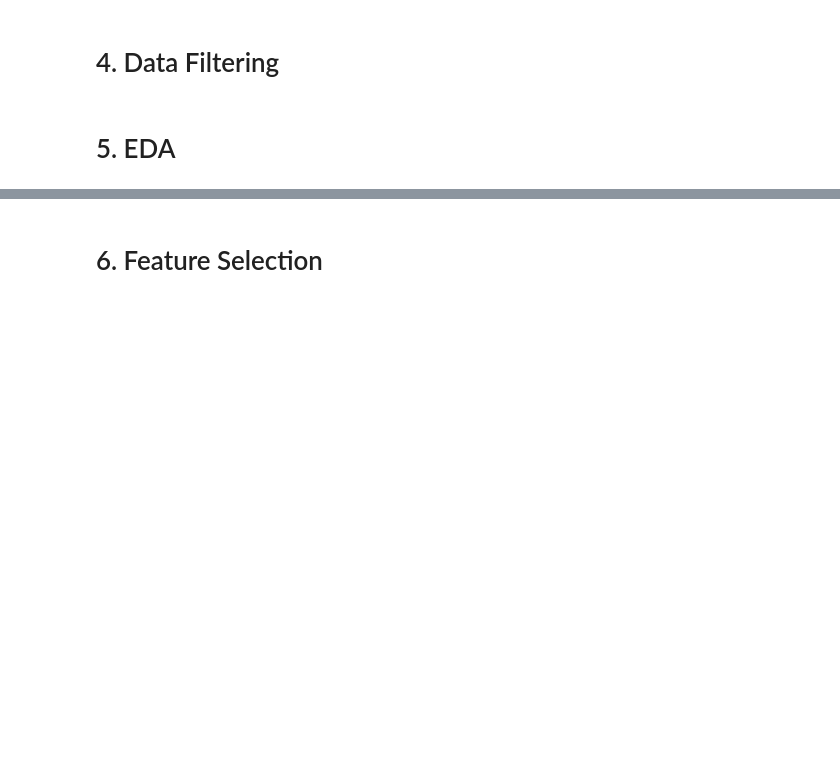
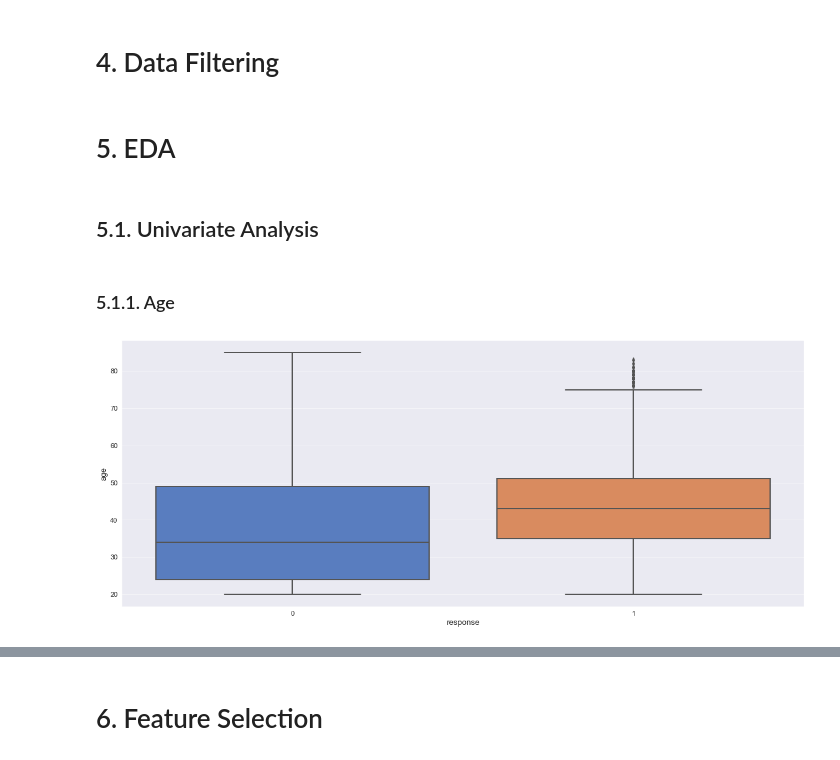
Before and after one commit to Gutscs/Health-Insurance-Cross-Sell, a Jupyter notebook: HealthInsurance.ipynb, the cells around one changed output, grey strips where cells are left out. Cells and saved outputs as stored; diff of their text form; code cells hidden in the pictures; blank space fills up the shorter version.

Commit message:
:hammer: Finished univariate analysis

```diff
--- a/HealthInsurance.ipynb
+++ b/HealthInsurance.ipynb
@@ -409,3 +409,13 @@ df3.head()
 df4 = df3.copy()
 # %% [markdown]
 # 5. EDA
+# %%
+df5 = df4.copy()
+# %% [markdown]
+## 5.1. Univariate Analysis
+# %% [markdown]
+### 5.1.1. Age
+# %%
+sns.boxplot( x='response', y='age', data=df5  );
+# %% [output]
+[figure, added]
```
Also changed, not shown: parts of 31 cells of this notebook.
